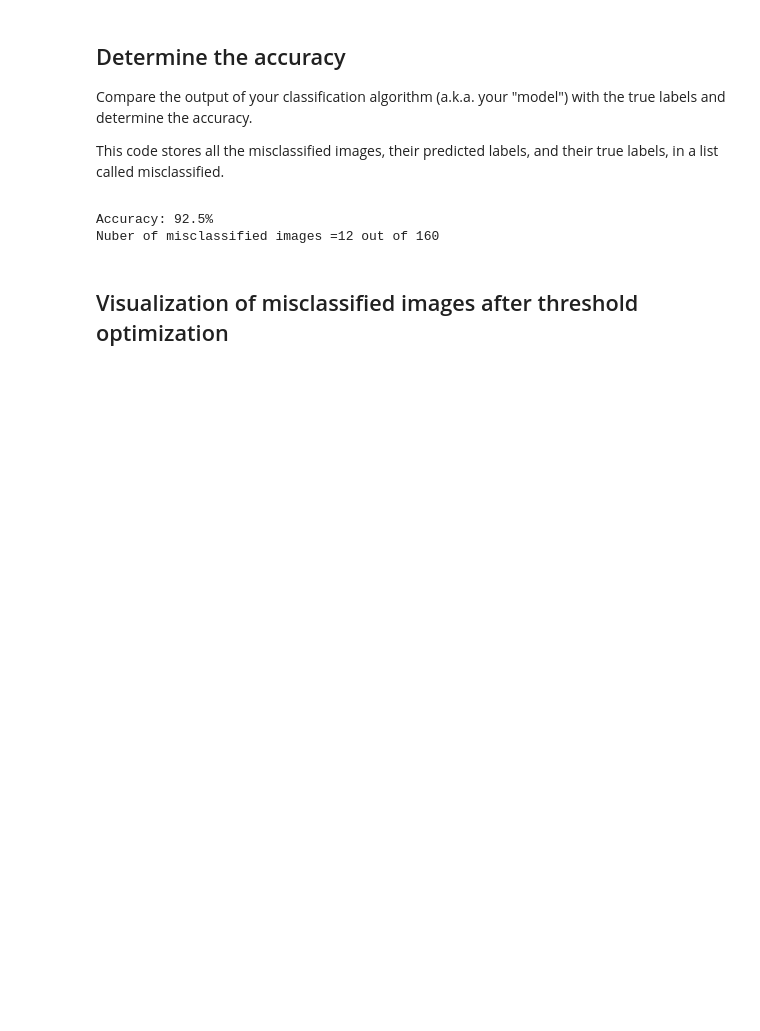
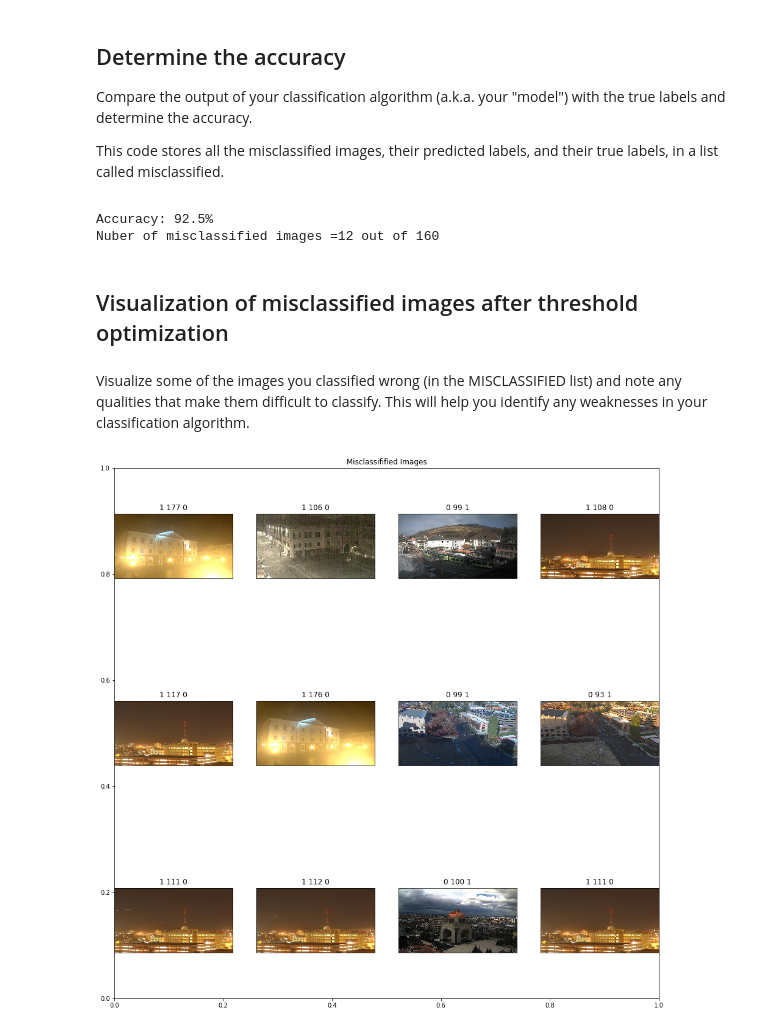
Before and after one commit to atanuc073/Day-Night-Classification-using-Computer-Vision, a Jupyter notebook: Day_Night_image_classifier.ipynb, the cells around one changed output. Saved outputs shown, nothing was run; the diff lists cells and outputs as text; code cells hidden in the pictures; blank space fills up the shorter version.

```diff
--- a/Day_Night_image_classifier.ipynb
+++ b/Day_Night_image_classifier.ipynb
@@ -172,3 +172,24 @@ Accuracy: 92.5%
 Nuber of misclassified images =12 out of 160
 # %% [markdown]
 ## Visualization of misclassified images after threshold optimization
+# %% [markdown]
+<p>Visualize some of the images you classified wrong (in the MISCLASSIFIED list) and note any qualities that make them difficult to classify. This will help you identify any weaknesses in your classification algorithm.</p>
+# %%
+num=0
+test_mis_im=MISCLASSIFIED[num][0]
+
+fig=plt.figure(figsize=(16,16))
+plt.title('Misclassifified Images')
+
+for index in range(len(MISCLASSIFIED)):
+    ax=fig.add_subplot(3,4,index+1,xticks=[],yticks=[])
+    image=MISCLASSIFIED[index][0]
+    label_true=MISCLASSIFIED[index][1]
+    label_guess=MISCLASSIFIED[index][2]
+    bright=avg_brightness(image)
+    ax.imshow(image)
+    ax.set_title("{} {:0.0f} {}".format(label_true, bright, label_guess))
+    if index==11:
+        break
+# %% [output]
+[figure, added]
```
Also changed, not shown: parts of 5 cells of this notebook.
